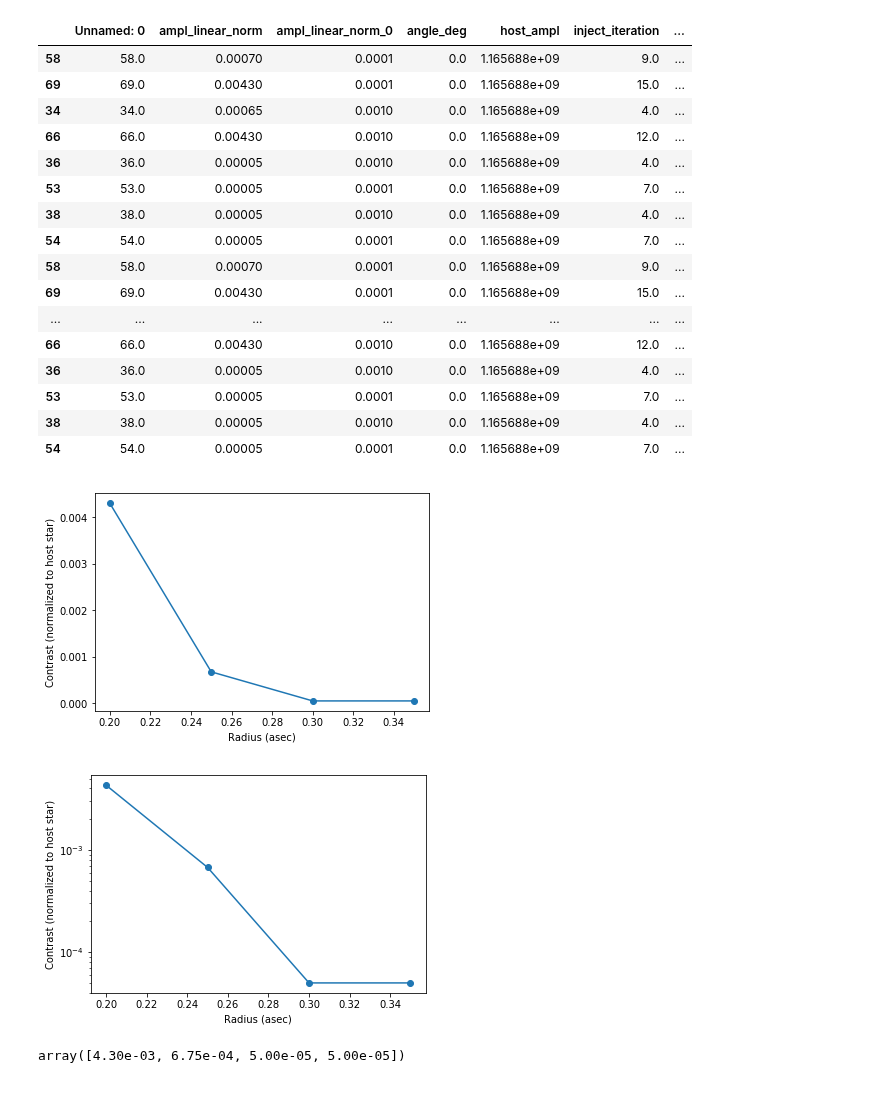
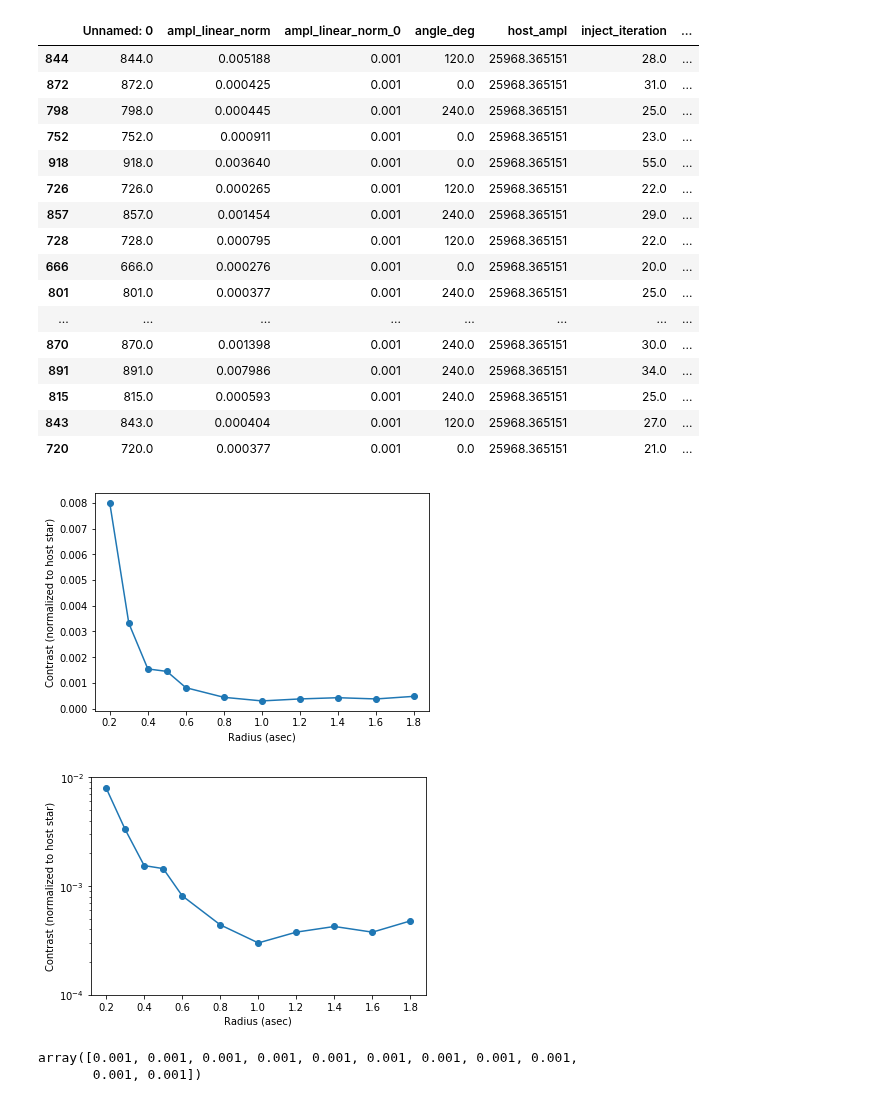
Before and after one commit to mwanakijiji/lbti_altair_fizeau, a Jupyter notebook: notebooks_for_development/contrast_curve_1d.ipynb, the cells around one changed output. Saved outputs shown, nothing was run; the diff lists cells and outputs as text; code cells hidden in the pictures.

```diff
--- a/notebooks_for_development/contrast_curve_1d.ipynb
+++ b/notebooks_for_development/contrast_curve_1d.ipynb
@@ -7,7 +7,7 @@ import pandas as pd
 import numpy as np
 import matplotlib.pyplot as plt
 # %%
-csv_file = "data/test_csv_file_run_20191207_memoryerror.csv"
+csv_file = "data/test_csv_file_all_iterations_20200210_run_01.csv"
 # %%
 # read in csv of detection info
 info_file = pd.read_csv(csv_file)
@@ -89,22 +89,22 @@ Index: []
 df_recent
 # %% [output]
 |  | Unnamed: 0 | ampl_linear_norm | ampl_linear_norm_0 | angle_deg | host_ampl | inject_iteration | ... |
-| 58 | 58.0 | 0.00070 | 0.0001 | 0.0 | 1.165688e+09 | 9.0 | ... |
-| 69 | 69.0 | 0.00430 | 0.0001 | 0.0 | 1.165688e+09 | 15.0 | ... |
-| 34 | 34.0 | 0.00065 | 0.0010 | 0.0 | 1.165688e+09 | 4.0 | ... |
-| 66 | 66.0 | 0.00430 | 0.0010 | 0.0 | 1.165688e+09 | 12.0 | ... |
-| 36 | 36.0 | 0.00005 | 0.0010 | 0.0 | 1.165688e+09 | 4.0 | ... |
-| 53 | 53.0 | 0.00005 | 0.0001 | 0.0 | 1.165688e+09 | 7.0 | ... |
-| 38 | 38.0 | 0.00005 | 0.0010 | 0.0 | 1.165688e+09 | 4.0 | ... |
-| 54 | 54.0 | 0.00005 | 0.0001 | 0.0 | 1.165688e+09 | 7.0 | ... |
-| 58 | 58.0 | 0.00070 | 0.0001 | 0.0 | 1.165688e+09 | 9.0 | ... |
-| 69 | 69.0 | 0.00430 | 0.0001 | 0.0 | 1.165688e+09 | 15.0 | ... |
+| 844 | 844.0 | 0.005188 | 0.001 | 120.0 | 25968.365151 | 28.0 | ... |
+| 872 | 872.0 | 0.000425 | 0.001 | 0.0 | 25968.365151 | 31.0 | ... |
+| 798 | 798.0 | 0.000445 | 0.001 | 240.0 | 25968.365151 | 25.0 | ... |
+| 752 | 752.0 | 0.000911 | 0.001 | 0.0 | 25968.365151 | 23.0 | ... |
+| 918 | 918.0 | 0.003640 | 0.001 | 0.0 | 25968.365151 | 55.0 | ... |
+| 726 | 726.0 | 0.000265 | 0.001 | 120.0 | 25968.365151 | 22.0 | ... |
+| 857 | 857.0 | 0.001454 | 0.001 | 240.0 | 25968.365151 | 29.0 | ... |
+| 728 | 728.0 | 0.000795 | 0.001 | 120.0 | 25968.365151 | 22.0 | ... |
+| 666 | 666.0 | 0.000276 | 0.001 | 0.0 | 25968.365151 | 20.0 | ... |
+| 801 | 801.0 | 0.000377 | 0.001 | 240.0 | 25968.365151 | 25.0 | ... |
 | ... | ... | ... | ... | ... | ... | ... | ... |
-| 66 | 66.0 | 0.00430 | 0.0010 | 0.0 | 1.165688e+09 | 12.0 | ... |
-| 36 | 36.0 | 0.00005 | 0.0010 | 0.0 | 1.165688e+09 | 4.0 | ... |
-| 53 | 53.0 | 0.00005 | 0.0001 | 0.0 | 1.165688e+09 | 7.0 | ... |
-| 38 | 38.0 | 0.00005 | 0.0010 | 0.0 | 1.165688e+09 | 4.0 | ... |
-| 54 | 54.0 | 0.00005 | 0.0001 | 0.0 | 1.165688e+09 | 7.0 | ... |
+| 870 | 870.0 | 0.001398 | 0.001 | 240.0 | 25968.365151 | 30.0 | ... |
+| 891 | 891.0 | 0.007986 | 0.001 | 240.0 | 25968.365151 | 34.0 | ... |
+| 815 | 815.0 | 0.000593 | 0.001 | 240.0 | 25968.365151 | 25.0 | ... |
+| 843 | 843.0 | 0.000404 | 0.001 | 120.0 | 25968.365151 | 27.0 | ... |
+| 720 | 720.0 | 0.000377 | 0.001 | 0.0 | 25968.365151 | 21.0 | ... |
 # %%
 # among the rows in the 'new' dataframe, take the median at each radius
 
@@ -113,22 +113,24 @@ contrast_curve = df_recent.groupby(["rad_asec"], axis=0, as_index=False).median(
 plt.plot(contrast_curve["rad_asec"],contrast_curve["ampl_linear_norm"],marker="o")
 plt.xlabel("Radius (asec)")
 plt.ylabel("Contrast (normalized to host star)")
-plt.show()
+plt.savefig("junk.pdf")
 # %% [output]
-[figure, old version]
+[figure, new version]
 # %%
 plt.plot(contrast_curve["rad_asec"],contrast_curve["ampl_linear_norm"],marker="o")
 plt.xlabel("Radius (asec)")
 plt.ylabel("Contrast (normalized to host star)")
 plt.yscale('log')
-#plt.savefig("first_contrast_curve.pdf")
-plt.show()
+plt.ylim([0.0001,0.01])
+plt.savefig("junk.pdf")
+#plt.show()
 # %% [output]
-[figure, old version]
+[figure, new version]
 # %%
-contrast_curve["ampl_linear_norm"].values
+contrast_curve["ampl_linear_norm_0"].values
 # %% [output]
-array([4.30e-03, 6.75e-04, 5.00e-05, 5.00e-05])
+array([0.001, 0.001, 0.001, 0.001, 0.001, 0.001, 0.001, 0.001, 0.001,
+       0.001, 0.001])
 # %%
 # write out to csv
 file_name_cc = config["data_dirs"]["DIR_S2N"] + config["file_names"]["CONTCURV_CSV"]
```
Also changed, not shown: parts of 4 cells of this notebook, 5 other files.
